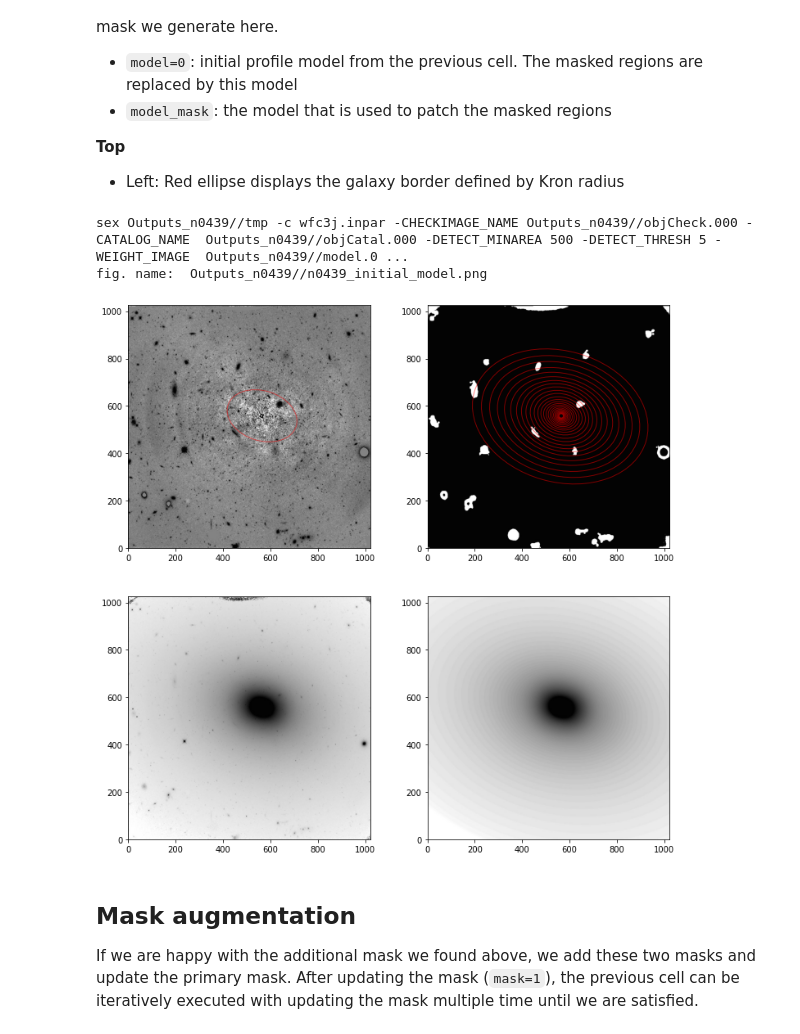
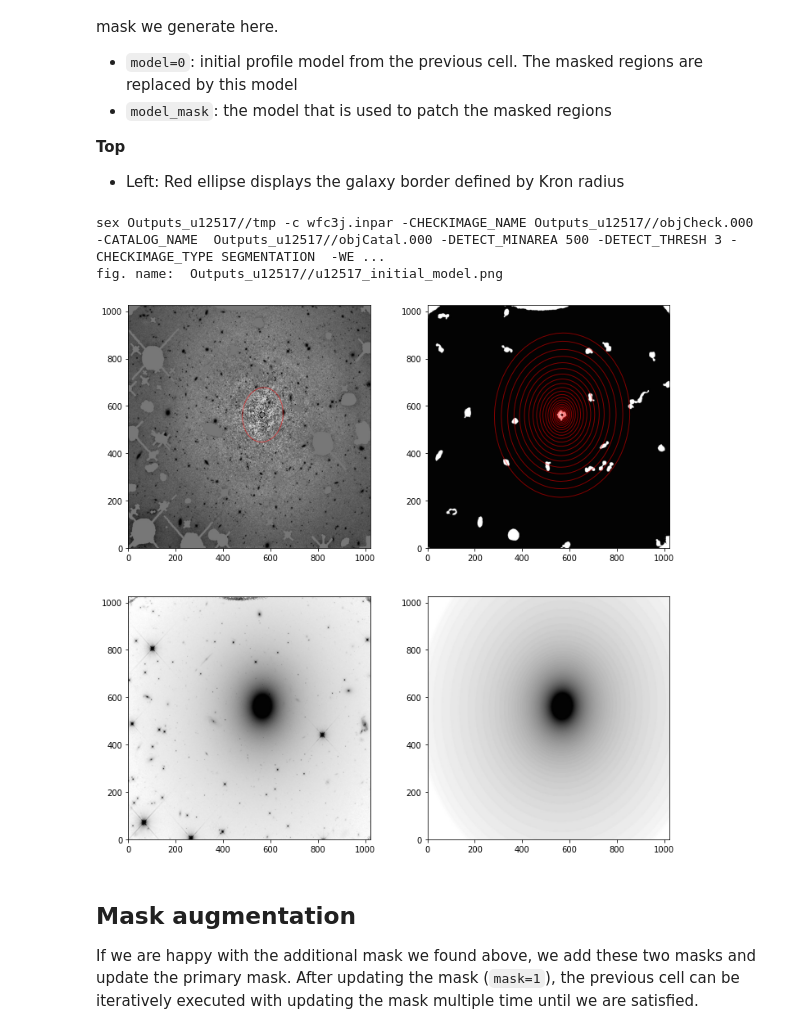
Before and after one commit to ekourkchi/old-SBF, a Jupyter notebook: User_Interface.ipynb, the cells around one changed output. Saved outputs shown, nothing was run; the diff lists cells and outputs as text; code cells hidden in the pictures.

```diff
--- a/User_Interface.ipynb
+++ b/User_Interface.ipynb
@@ -111,8 +111,8 @@ def get_f(obj, r0, r1, nr):
 inFolder = '/media/Data/Home/PanStarrs/Jan/HI/augment/SBF/wfc3-16262/'
 # %%
 # obj = ellOBJ("n0679")
-# obj = ellOBJ("u12517")
-obj = ellOBJ("n0439")
+obj = ellOBJ("u12517")
+# obj = ellOBJ("n0439")
 
 
 # obj = ellOBJ("n3308", inFolder=inFolder)
@@ -193,6 +193,16 @@ ax1, ax2 = obj.naive_Sextract(minArea=200, thresh=3, mask=0, smooth=5)
 ax1.set_title("Segmentation", fontsize=14)
 
 obj.addMasks(maskList=[0], mask=1)
+
+## improting Dmask and add it to the initial mask we find using
+## a crude SExtractor run
+Dmask =  obj.inFolder+'{}/{}j.dmask'.format(obj.name, obj.name)
+if os.path.exists(Dmask):
+    obj.inputMaks(Dmask, mask=0)
+    obj.addMasks(maskList=[0,1], mask=1)
+else:
+    print(Dmask+" doesn't exist.")
+
 im, h = obj.maskOpen(mask=1)
 ax2.imshow(np.flipud(im))
 ax2.set_title("Mask", fontsize=14)
@@ -273,48 +283,48 @@ Then we run SExtractor for additional mask. The residuals of model=0 is used to
 **Top**
 - Left: Red ellipse displays the galaxy border defined by Kron radius
 # %%
-r0 = 9   # pixels
-c_kron = 3
+r0 = 10   # pixels
+c_kron = 3.5
 r1 = obj.outerR(c_kron)   # *kron_radius
 k = 15
 nr = int(np.round(r1/k))
 sky_factor = 0.75    # always less than one
 
-options = 'COS3X=-1'
+options = 'COS3X=0'
 # options = ''
 
 ## using mask=1  --> primary mask
 ## generate model = 0
 ## uses model_mask for the masked regions
 obj.elliprof(r0, r1, nr=nr, sky=obj.sky_med*sky_factor, niter=10, mask=1, model_mask=0, options=options)
 
 # using residuals of model 0 --> mask 2
-obj.objSExtract(model=0, smooth=4, minArea=500, thresh=5, mask=2)
+obj.objSExtract(model=0, smooth=5, minArea=500, thresh=3, mask=2, renuc=1)
 
 # plotting model 0
 fig, ax = plt.subplots(2, 2, figsize=(12,12))
 
 obj.tv_resid(model=0, ax = ax[0][0], options='sqrt')
 Ell = ((obj.x0, obj.y0), 1.*obj.a, 1.*obj.b, obj.angle)
 e = patches.Ellipse(Ell[0], width=2*Ell[1], height=2*Ell[2], angle=Ell[3],
                     alpha=0.5, linewidth=1, edgecolor='r', facecolor='none')
 ax[0][0].add_patch(e)
 
 obj.tv_mask(mask=2, ax = ax[0][1])
 obj.plot_ellipse(model=0, ax=ax[0][1], alpha=0.5, linewidth=1, edgecolor='r', facecolor='none')
 
 
 obj.tv(ax = ax[1][0], options='sqrt')
 obj.tv_model(model=0, ax=ax[1,1], options='sqrt')
 
 
 pngName = obj.objRoot+'/'+obj.name+'_initial_model.png'
 plt.savefig(pngName)
 print("fig. name: ", pngName)
 # %% [output]
-sex Outputs_n0439//tmp -c wfc3j.inpar -CHECKIMAGE_NAME Outputs_n0439//objCheck.000 -CATALOG_NAME  Outputs_n0439//objCatal.000 -DETECT_MINAREA 500 -DETECT_THRESH 5 -WEIGHT_IMAGE  Outputs_n0439//model.0 ...
-fig. name:  Outputs_n0439//n0439_initial_model.png
+sex Outputs_u12517//tmp -c wfc3j.inpar -CHECKIMAGE_NAME Outputs_u12517//objCheck.000 -CATALOG_NAME  Outputs_u12517//objCatal.000 -DETECT_MINAREA 500 -DETECT_THRESH 3 -CHECKIMAGE_TYPE SEGMENTATION  -WE ...
+fig. name:  Outputs_u12517//u12517_initial_model.png
-[figure, old version]
+[figure, new version]
 # %% [markdown]
 ## Mask augmentation
 
```
Also changed, not shown: parts of 19 cells of this notebook, 1 other file.
